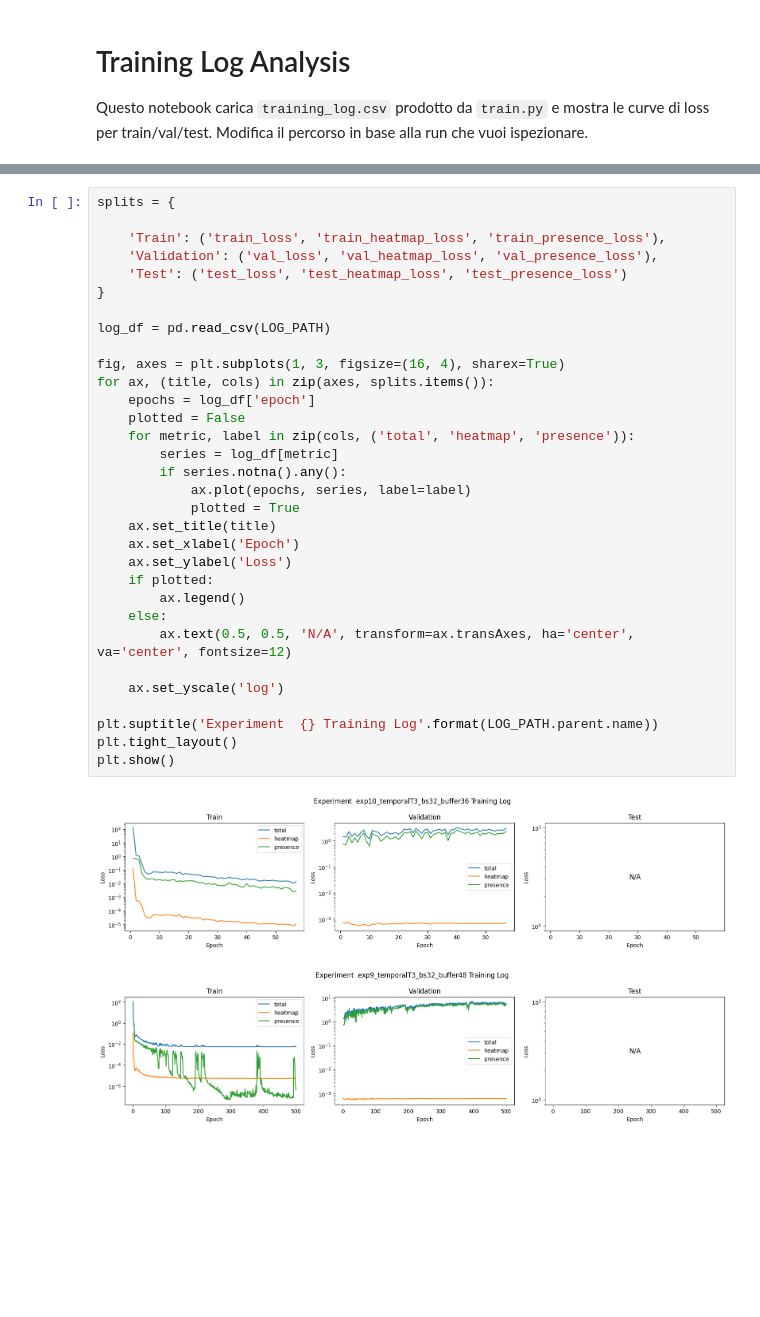
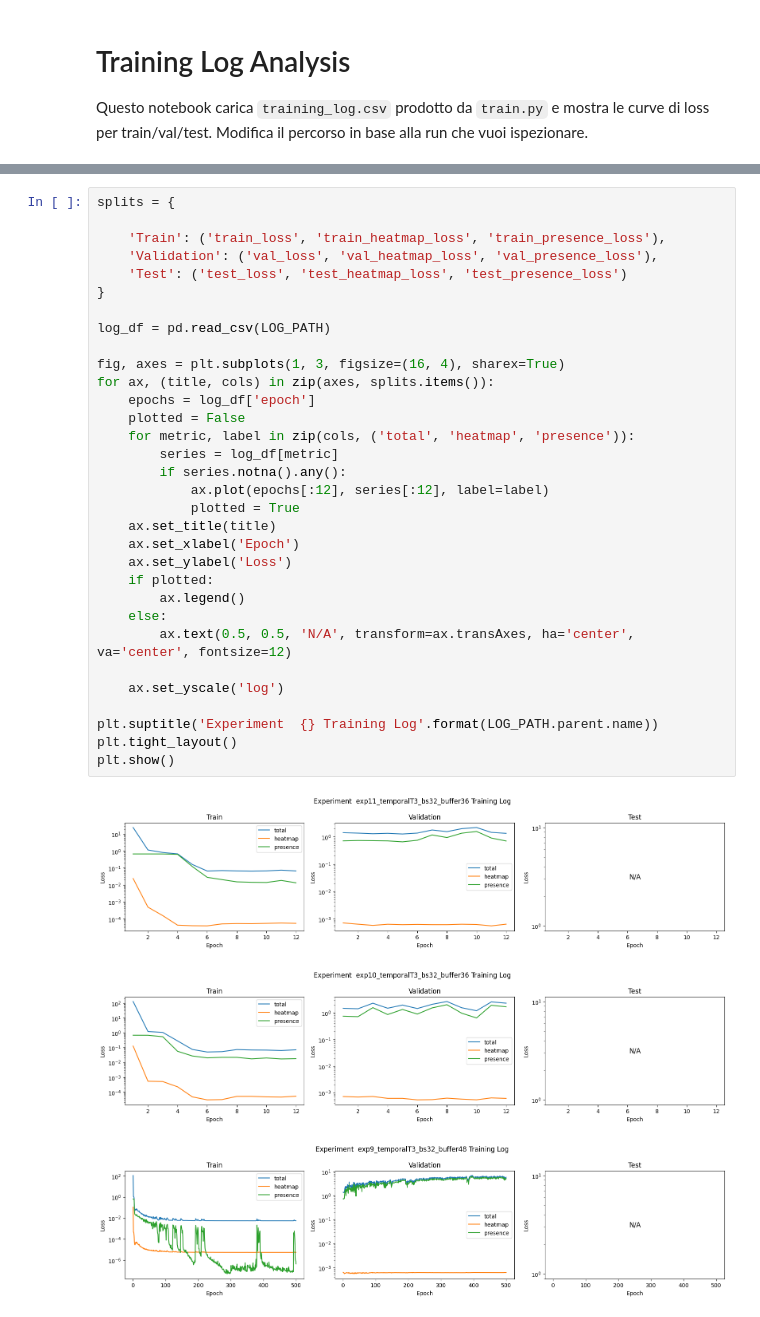
Before and after one commit to dandarm/Demetra, a Jupyter notebook: notebooks/training_log_analysis.ipynb, the cells around one changed output, grey strips where cells are left out. Saved outputs shown, nothing was run; the diff lists cells and outputs as text; blank space fills up the shorter version.

Commit message:
train pars

```diff
--- a/notebooks/training_log_analysis.ipynb
+++ b/notebooks/training_log_analysis.ipynb
@@ -22,37 +22,40 @@ display(log_df.head())
+# %%
+splits = {
+
+    'Train': ('train_loss', 'train_heatmap_loss', 'train_presence_loss'),
+    'Validation': ('val_loss', 'val_heatmap_loss', 'val_presence_loss'),
+    'Test': ('test_loss', 'test_heatmap_loss', 'test_presence_loss')
+}
+
+log_df = pd.read_csv(LOG_PATH)
+
+fig, axes = plt.subplots(1, 3, figsize=(16, 4), sharex=True)
+for ax, (title, cols) in zip(axes, splits.items()):
+    epochs = log_df['epoch']
+    plotted = False
+    for metric, label in zip(cols, ('total', 'heatmap', 'presence')):
+        series = log_df[metric]
+        if series.notna().any():
+            ax.plot(epochs[:12], series[:12], label=label)
+            plotted = True
+    ax.set_title(title)
+    ax.set_xlabel('Epoch')
+    ax.set_ylabel('Loss')
+    if plotted:
+        ax.legend()
+    else:
+        ax.text(0.5, 0.5, 'N/A', transform=ax.transAxes, ha='center', va='center', fontsize=12)
+
+    ax.set_yscale('log')
+
+plt.suptitle('Experiment  {} Training Log'.format(LOG_PATH.parent.name))
+plt.tight_layout()
+plt.show()
+# %% [output]
+[figure, added]
 # %%
-splits = {
-
-    'Train': ('train_loss', 'train_heatmap_loss', 'train_presence_loss'),
-    'Validation': ('val_loss', 'val_heatmap_loss', 'val_presence_loss'),
-    'Test': ('test_loss', 'test_heatmap_loss', 'test_presence_loss')
-}
-
-log_df = pd.read_csv(LOG_PATH)
-
-fig, axes = plt.subplots(1, 3, figsize=(16, 4), sharex=True)
-for ax, (title, cols) in zip(axes, splits.items()):
-    epochs = log_df['epoch']
-    plotted = False
-    for metric, label in zip(cols, ('total', 'heatmap', 'presence')):
-        series = log_df[metric]
-        if series.notna().any():
-            ax.plot(epochs, series, label=label)
-            plotted = True
-    ax.set_title(title)
-    ax.set_xlabel('Epoch')
-    ax.set_ylabel('Loss')
-    if plotted:
-        ax.legend()
-    else:
-        ax.text(0.5, 0.5, 'N/A', transform=ax.transAxes, ha='center', va='center', fontsize=12)
-
-    ax.set_yscale('log')
-
-plt.suptitle('Experiment  {} Training Log'.format(LOG_PATH.parent.name))
-plt.tight_layout()
-plt.show()
 # %% [output]
-[figure, old version]
+[figure, new version]
 # %%
 # %% [output]
 [figure]
```
Also changed, not shown: parts of 1 cell of this notebook, 2 other files.
